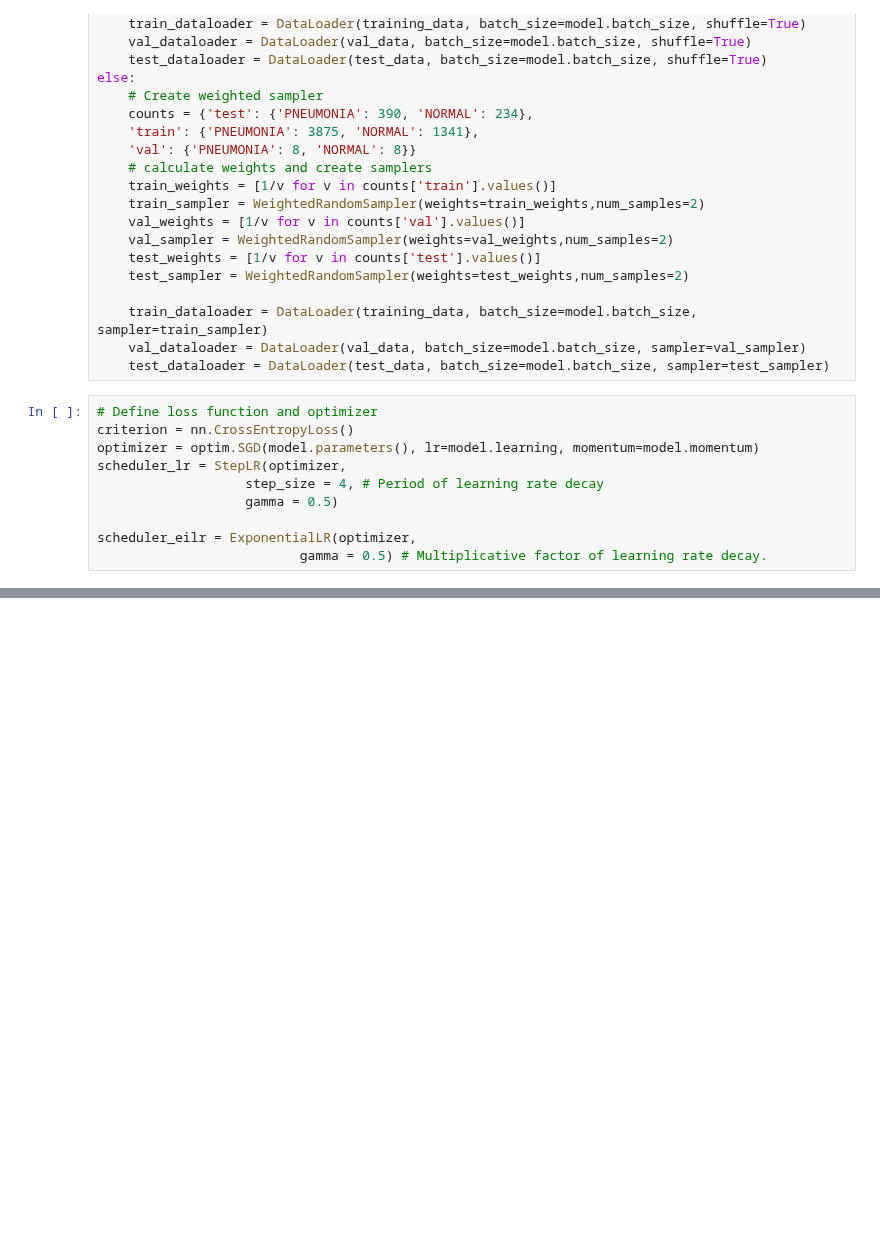
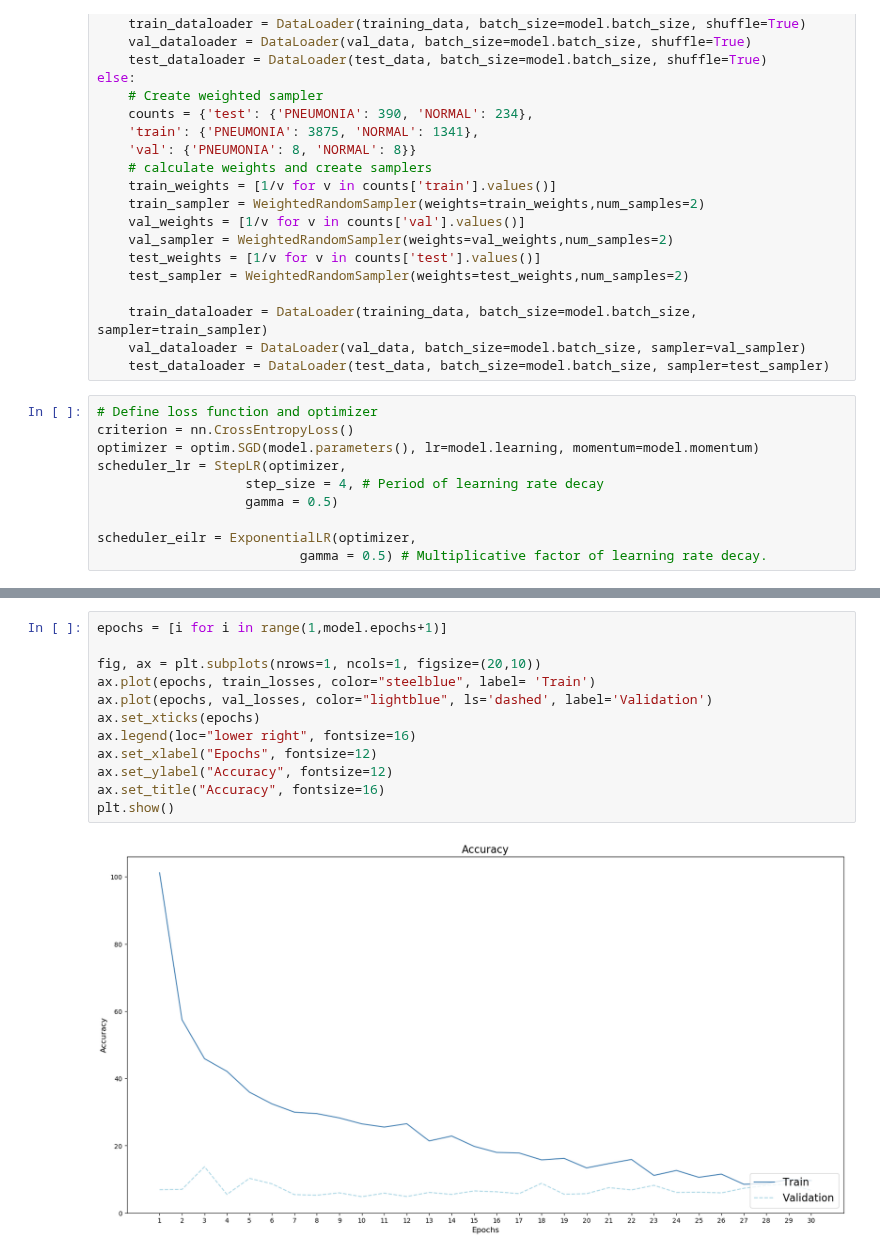
Before and after one commit to JPMartinezClaeys/30254-pneumoniacs, a Jupyter notebook: predict-pneumonia/neural_network.ipynb, the cells around one changed output, grey strips where cells are left out. Saved outputs shown, nothing was run; the diff lists cells and outputs as text; blank space fills up the shorter version.

```diff
--- a/predict-pneumonia/neural_network.ipynb
+++ b/predict-pneumonia/neural_network.ipynb
@@ -275,3 +274,17 @@ plt.show()
+# %%
+epochs = [i for i in range(1,model.epochs+1)]
+
+fig, ax = plt.subplots(nrows=1, ncols=1, figsize=(20,10))
+ax.plot(epochs, train_losses, color="steelblue", label= 'Train')
+ax.plot(epochs, val_losses, color="lightblue", ls='dashed', label='Validation')
+ax.set_xticks(epochs)
+ax.legend(loc="lower right", fontsize=16)
+ax.set_xlabel("Epochs", fontsize=12)
+ax.set_ylabel("Accuracy", fontsize=12)
+ax.set_title("Accuracy", fontsize=16)
+plt.show()
+# %% [output]
+[figure, added]
 # %%
 print(val_accuracies)
 print(val_recalls)
```
Also changed, not shown: parts of 10 cells of this notebook.
